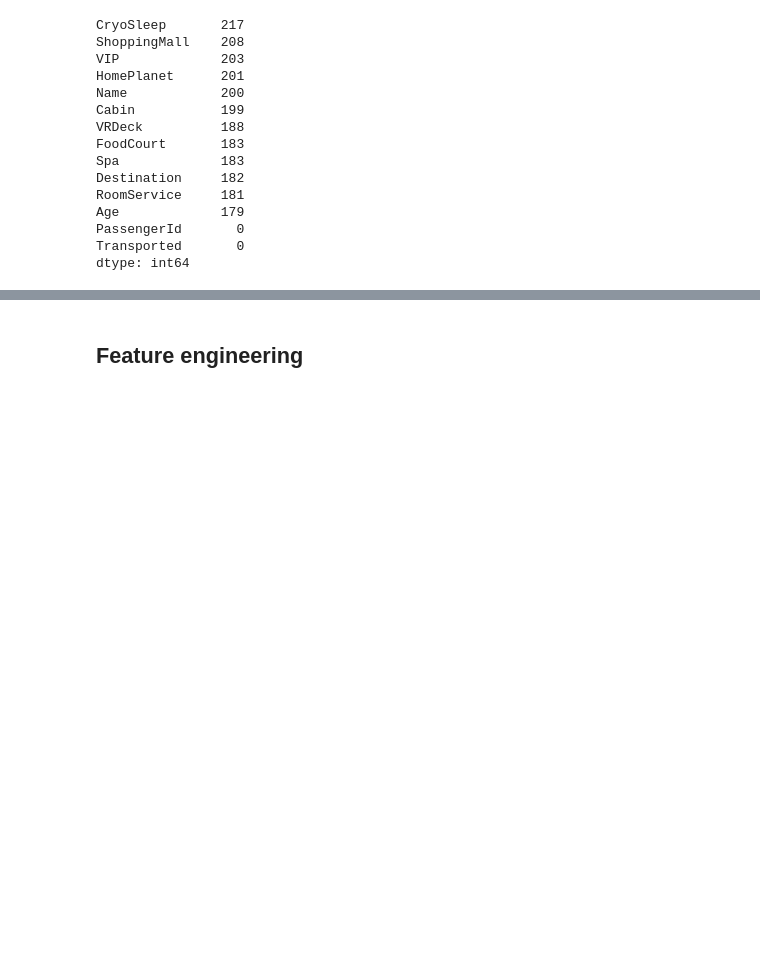
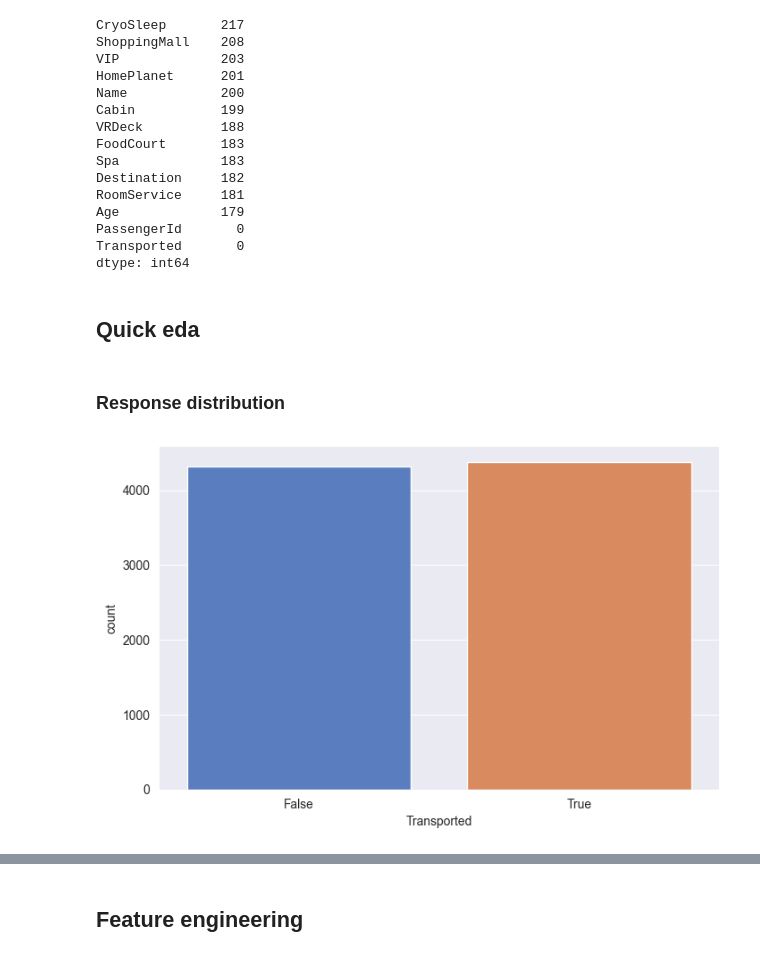
Before and after one commit to apiraccini/spaceship_titanic, a Jupyter notebook: notebooks/1_data_prep.ipynb, the cells around one changed output, grey strips where cells are left out. Saved outputs shown, nothing was run; the diff lists cells and outputs as text; code cells hidden in the pictures; blank space fills up the shorter version.

```diff
--- a/notebooks/1_data_prep.ipynb
+++ b/notebooks/1_data_prep.ipynb
@@ -104,3 +109,17 @@ Age             179
 PassengerId       0
 Transported       0
 dtype: int64
+# %% [markdown]
+## Quick eda
+# %%
+os.makedirs('figures/eda_1', exist_ok=True)
+plt.rcParams["figure.figsize"] = (1.618* 5, 5)
+sns.set_style('darkgrid')
+sns.set_palette('muted')
+# %% [markdown]
+### Response distribution
+# %%
+sns.countplot(x=TARGET, data=train_raw)
+plt.savefig('figures/eda_1/response_marginal.png')
+# %% [output]
+[figure, added]
```
Also changed, not shown: parts of 73 cells of this notebook, 21 other files.
